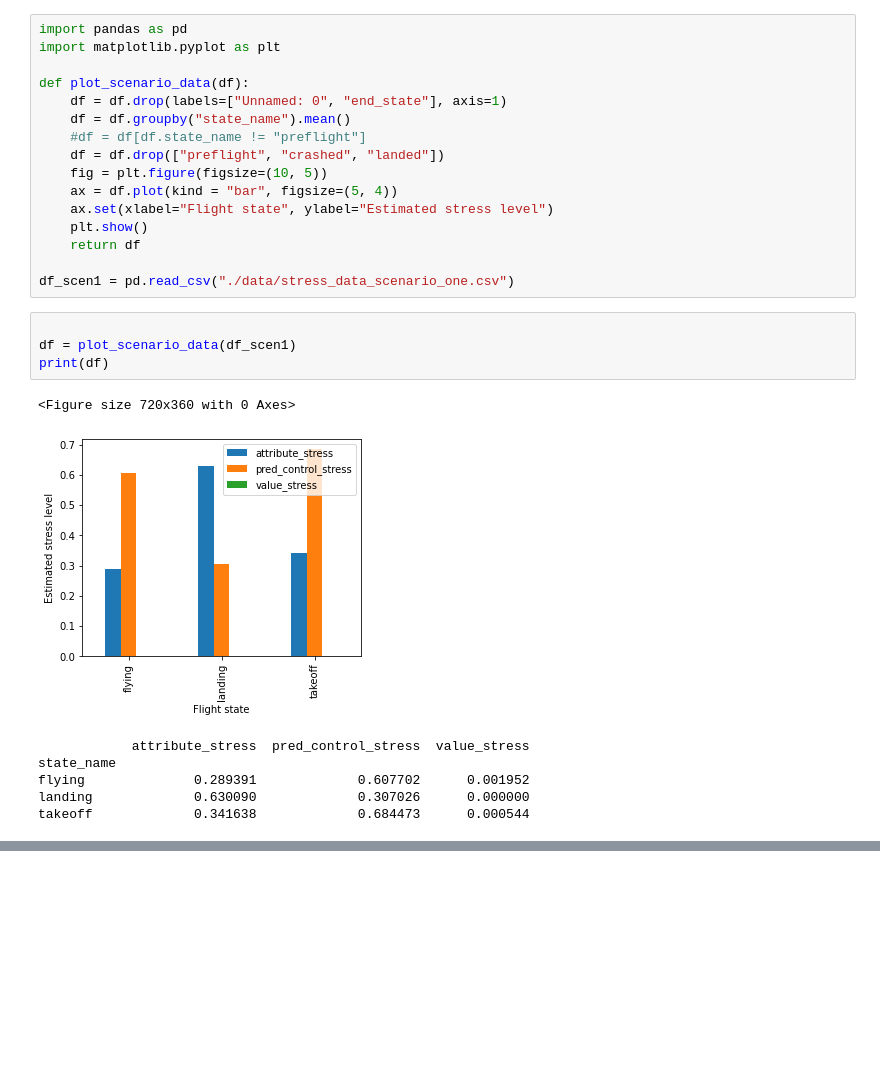
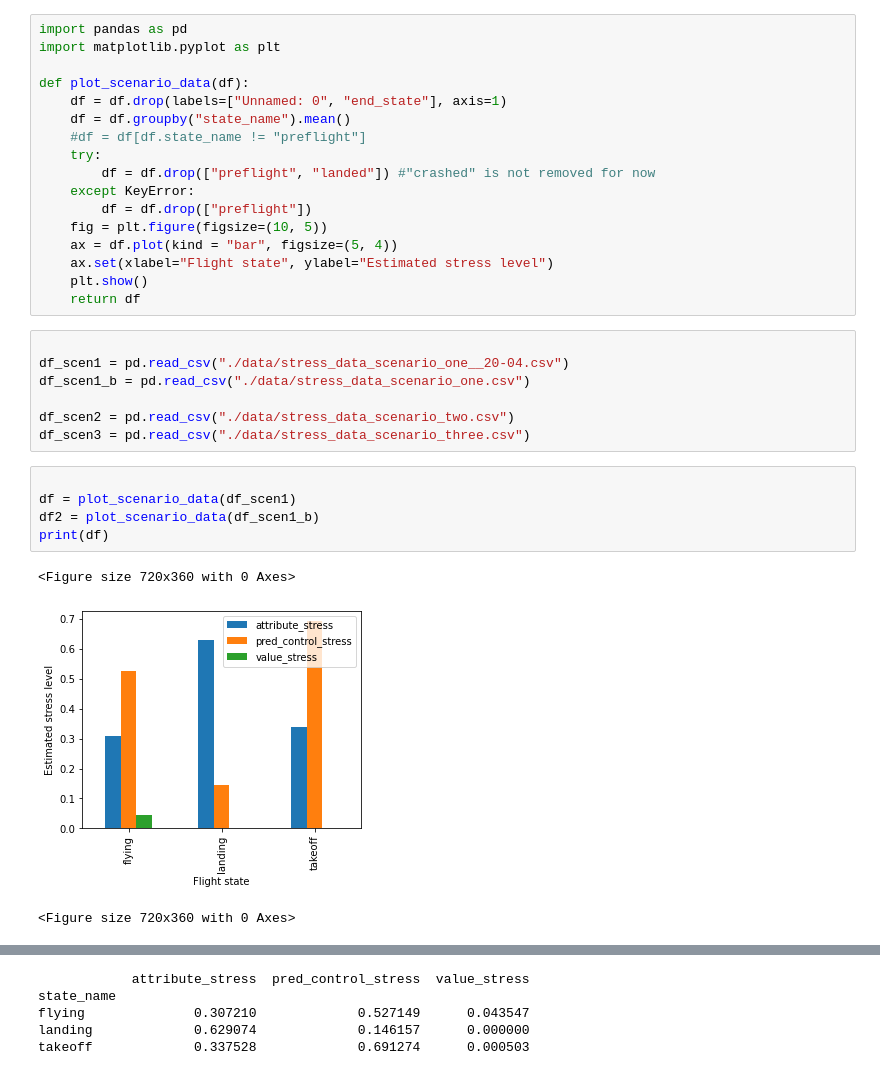
Before and after one commit to mxnurmi/modeling-pilot-mental-state, a Jupyter notebook: data_exploration.ipynb, the cells around one changed output, grey strips where cells are left out. Cells and saved outputs as stored; diff of their text form; blank space fills up the shorter version.

Commit message:
data gathering done, adding agent to xplane tools

```diff
--- a/data_exploration.ipynb
+++ b/data_exploration.ipynb
@@ -6,23 +6,28 @@ def plot_scenario_data(df):
     df = df.drop(labels=["Unnamed: 0", "end_state"], axis=1)
     df = df.groupby("state_name").mean()
     #df = df[df.state_name != "preflight"]
-    df = df.drop(["preflight", "crashed", "landed"])
+    try:
+        df = df.drop(["preflight", "landed"]) #"crashed" is not removed for now
+    except KeyError:
+        df = df.drop(["preflight"])
     fig = plt.figure(figsize=(10, 5))
     ax = df.plot(kind = "bar", figsize=(5, 4))
     ax.set(xlabel="Flight state", ylabel="Estimated stress level")
     plt.show()
     return df
-
-df_scen1 = pd.read_csv("./data/stress_data_scenario_one.csv")
+# %%
+
+df_scen1 = pd.read_csv("./data/stress_data_scenario_one__20-04.csv")
+df_scen1_b = pd.read_csv("./data/stress_data_scenario_one.csv")
+
+df_scen2 = pd.read_csv("./data/stress_data_scenario_two.csv")
+df_scen3 = pd.read_csv("./data/stress_data_scenario_three.csv")
 # %%
 
 df = plot_scenario_data(df_scen1)
+df2 = plot_scenario_data(df_scen1_b)
 print(df)
 # %% [output]
 <Figure size 720x360 with 0 Axes>
-[figure, old version]
+[figure, new version]
-            attribute_stress  pred_control_stress  value_stress
-state_name
-flying              0.289391             0.607702      0.001952
-landing             0.630090             0.307026      0.000000
-takeoff             0.341638             0.684473      0.000544
+<Figure size 720x360 with 0 Axes>
@@ -28,0 +35,5 @@ takeoff             0.341638             0.684473      0.000544
+            attribute_stress  pred_control_stress  value_stress
+state_name
+flying              0.307210             0.527149      0.043547
+landing             0.629074             0.146157      0.000000
+takeoff             0.337528             0.691274      0.000503
```
Also changed, not shown: parts of 3 cells of this notebook, 5 other files.
